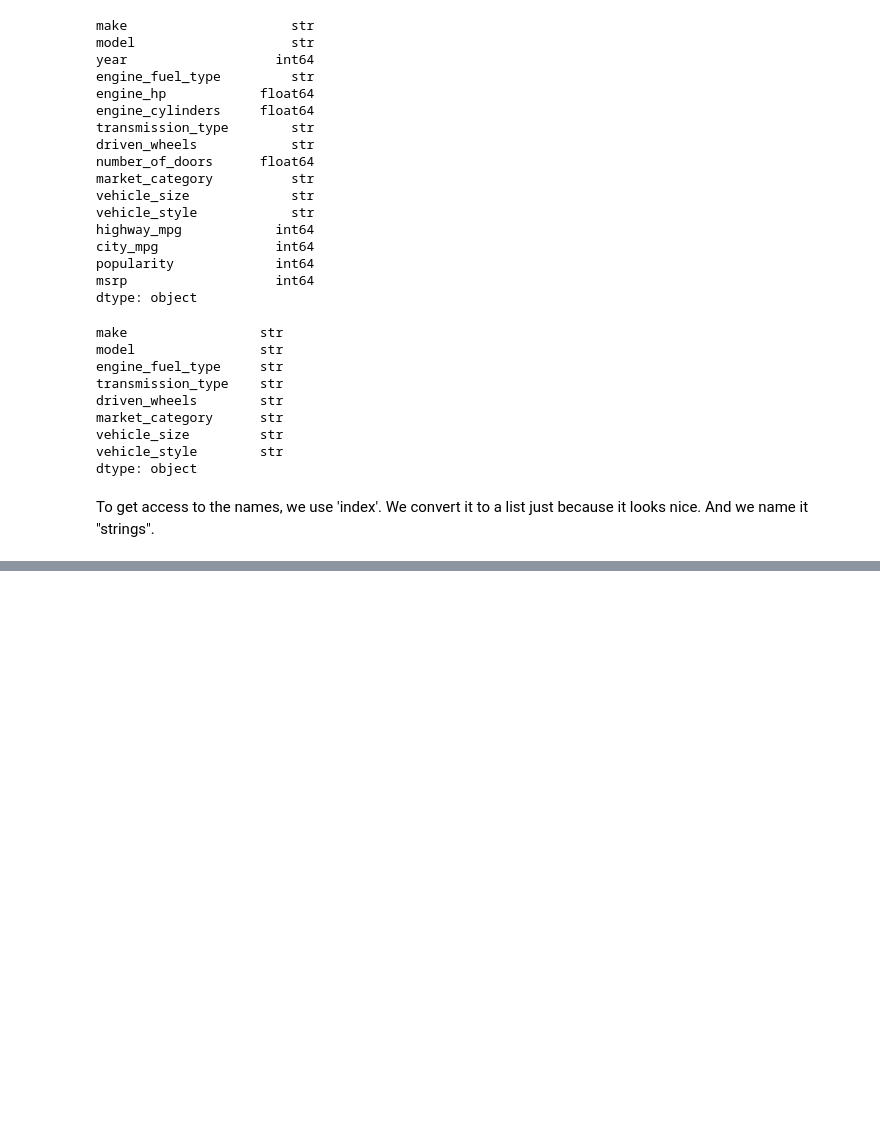
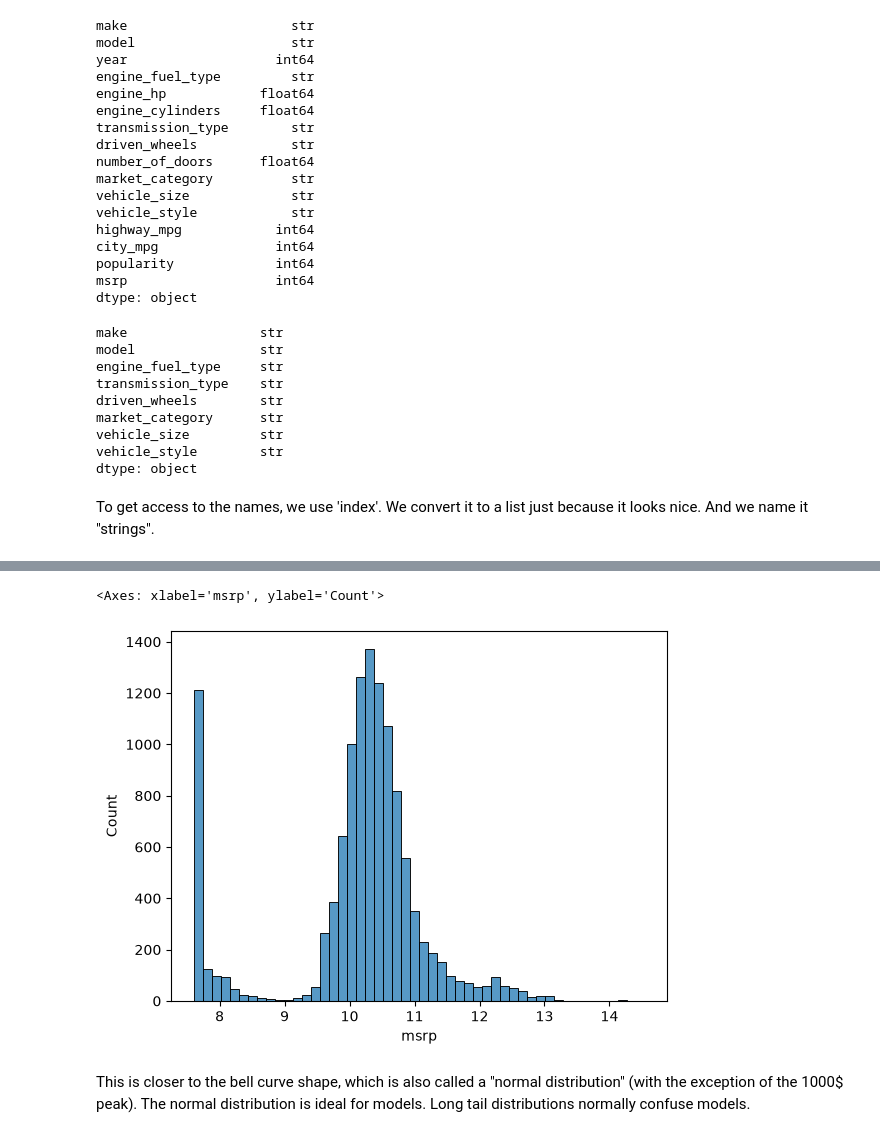
Before and after one commit to spycebot/machine-learning-zoomcamp, a Jupyter notebook: 02-car-price/02-car-price.ipynb, the cells around one changed output, grey strips where cells are left out. Saved outputs shown, nothing was run; the diff lists cells and outputs as text; code cells hidden in the pictures; blank space fills up the shorter version.

```diff
--- a/02-car-price/02-car-price.ipynb
+++ b/02-car-price/02-car-price.ipynb
@@ -91,0 +163,8 @@ for col in strings:
+# %%
+price_logs = np.log1p(df.msrp)
+sns.histplot(price_logs, bins=50)
+# %% [output]
+<Axes: xlabel='msrp', ylabel='Count'>
+[figure, added]
+# %% [markdown]
+This is closer to the bell curve shape, which is also called a "normal distribution" (with the exception of the 1000$ peak). The normal distribution is ideal for models. Long tail distributions normally confuse models.
```
Also changed, not shown: parts of 71 cells of this notebook.
